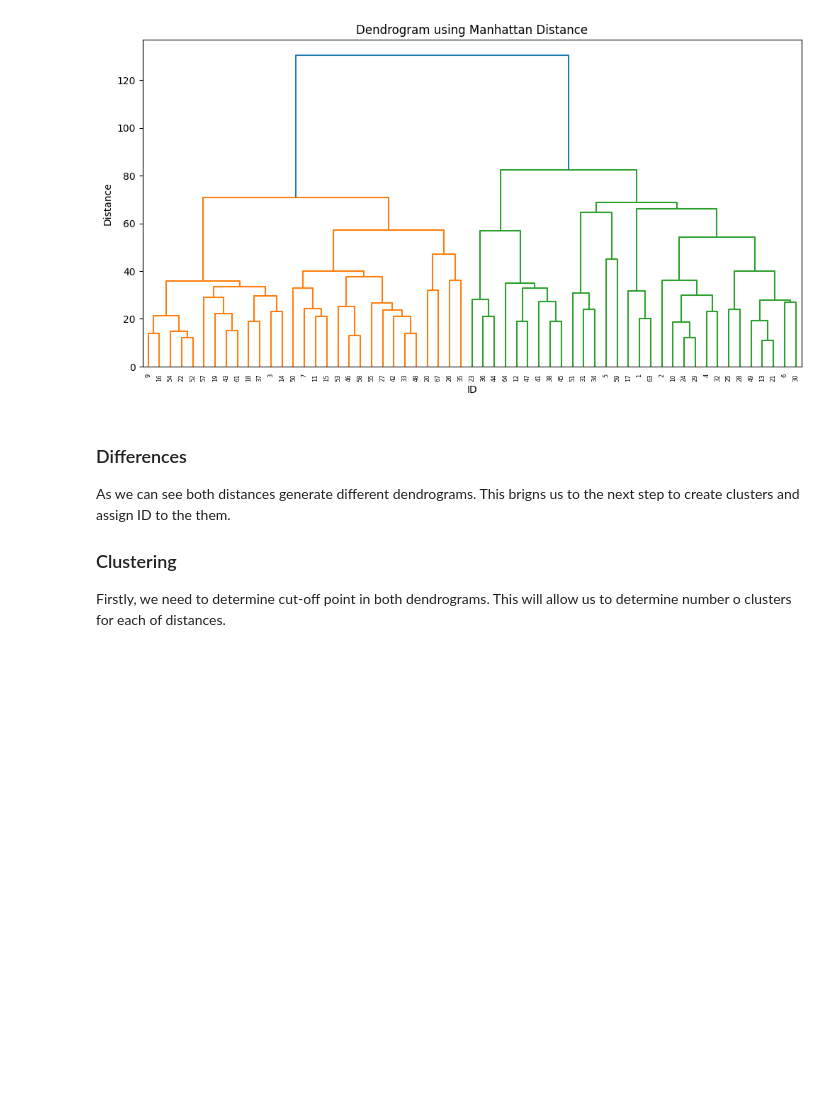
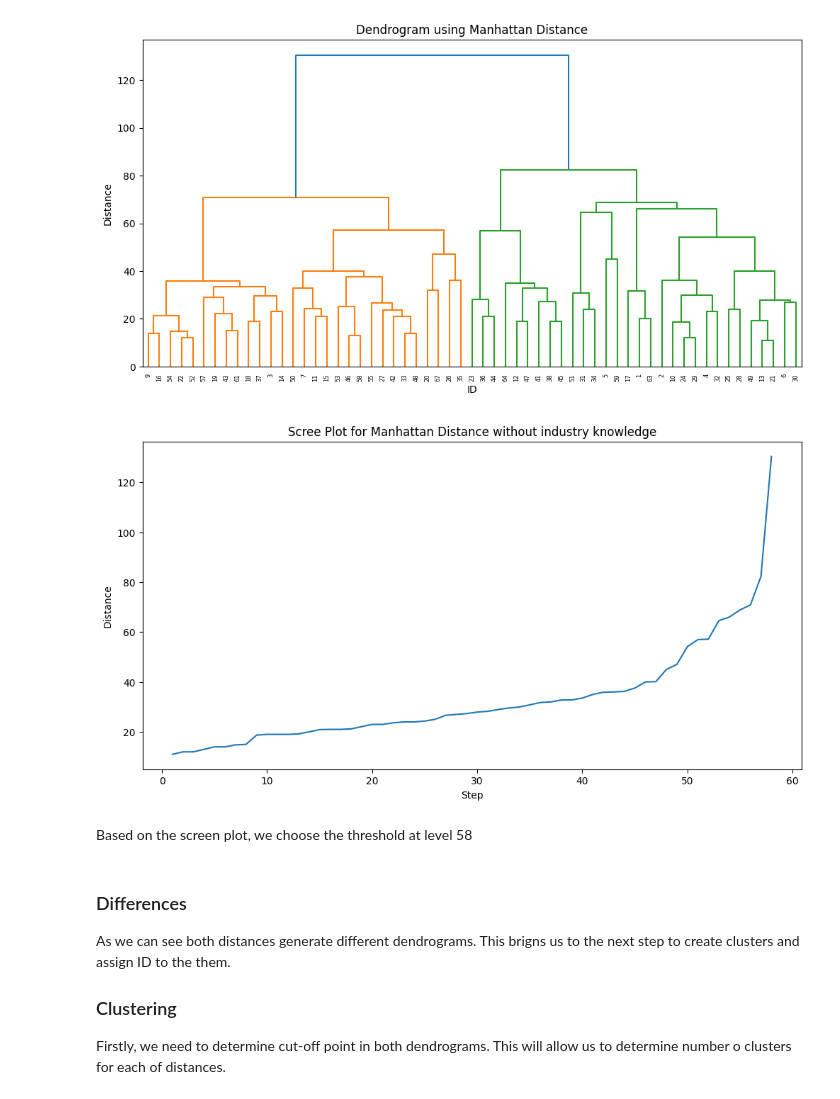
Before and after one commit to MalwinaKoz/Project-People-Analytics, a Jupyter notebook: notebooks/04_HierarchicalAgorithm.ipynb, the cells around one changed output. Cells and saved outputs as stored; diff of their text form; code cells hidden in the pictures; blank space fills up the shorter version.

```diff
--- a/notebooks/04_HierarchicalAgorithm.ipynb
+++ b/notebooks/04_HierarchicalAgorithm.ipynb
@@ -63,6 +79,18 @@ plt.savefig('../figures/04_ManhattanDendrogram.png', dpi=300, bbox_inches='tight
 plt.show()
 # %% [output]
 [figure]
+# %%
+plt.figure(figsize=(12, 6))
+plt.title('Scree Plot for Manhattan Distance without industry knowledge')
+plt.plot(range(1, len(manhattan_clustering) + 1), manhattan_clustering[:, 2])
+plt.xlabel('Step')
+plt.ylabel('Distance')
+plt.savefig('../figures/04_ManhattanScreePlot.png', dpi=300, bbox_inches='tight')
+plt.show()
+# %% [output]
+[figure, added]
+# %% [markdown]
+Based on the screen plot, we choose the threshold at level 58
 # %% [markdown]
 ### Differences
 
```
Also changed, not shown: parts of 17 cells of this notebook, 4 other files.
